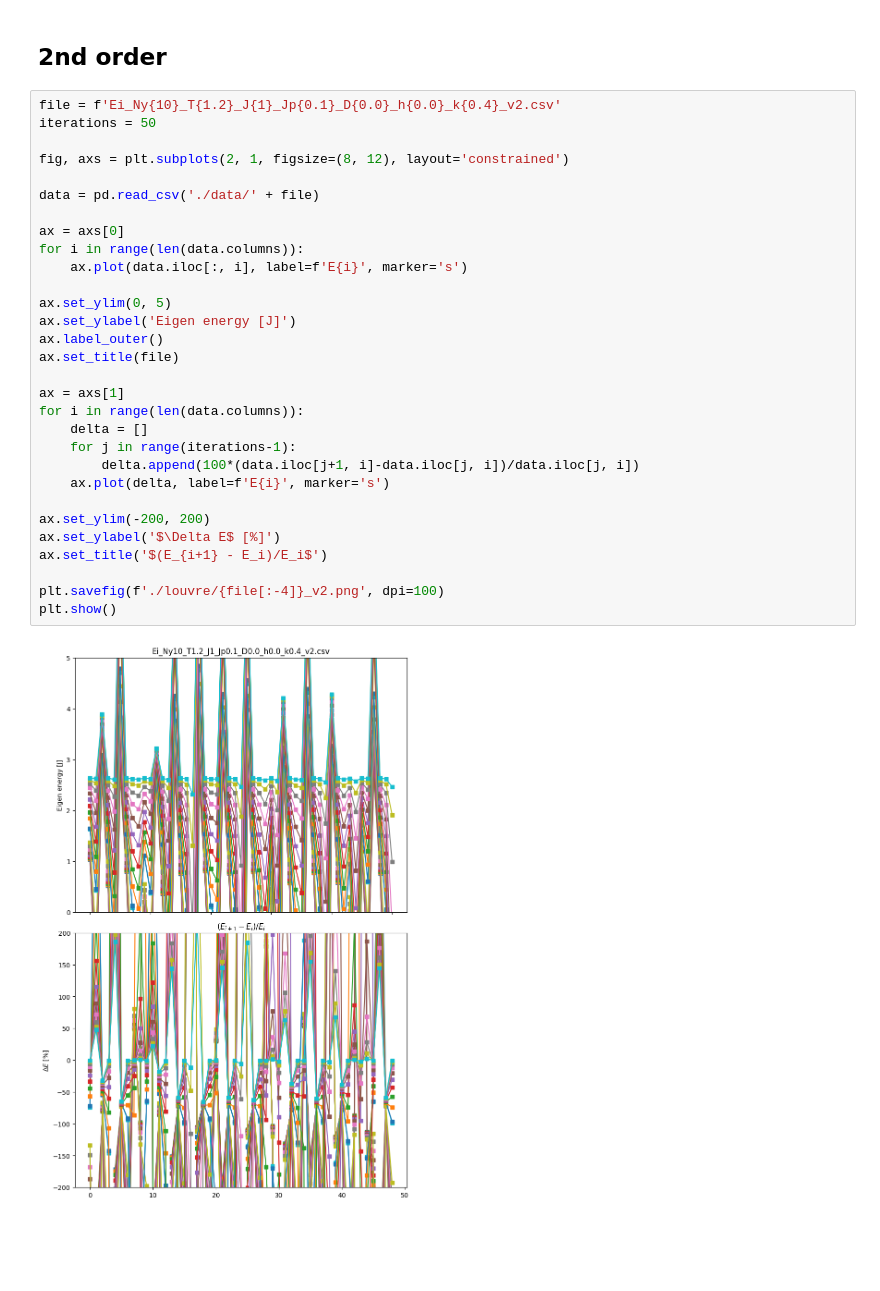
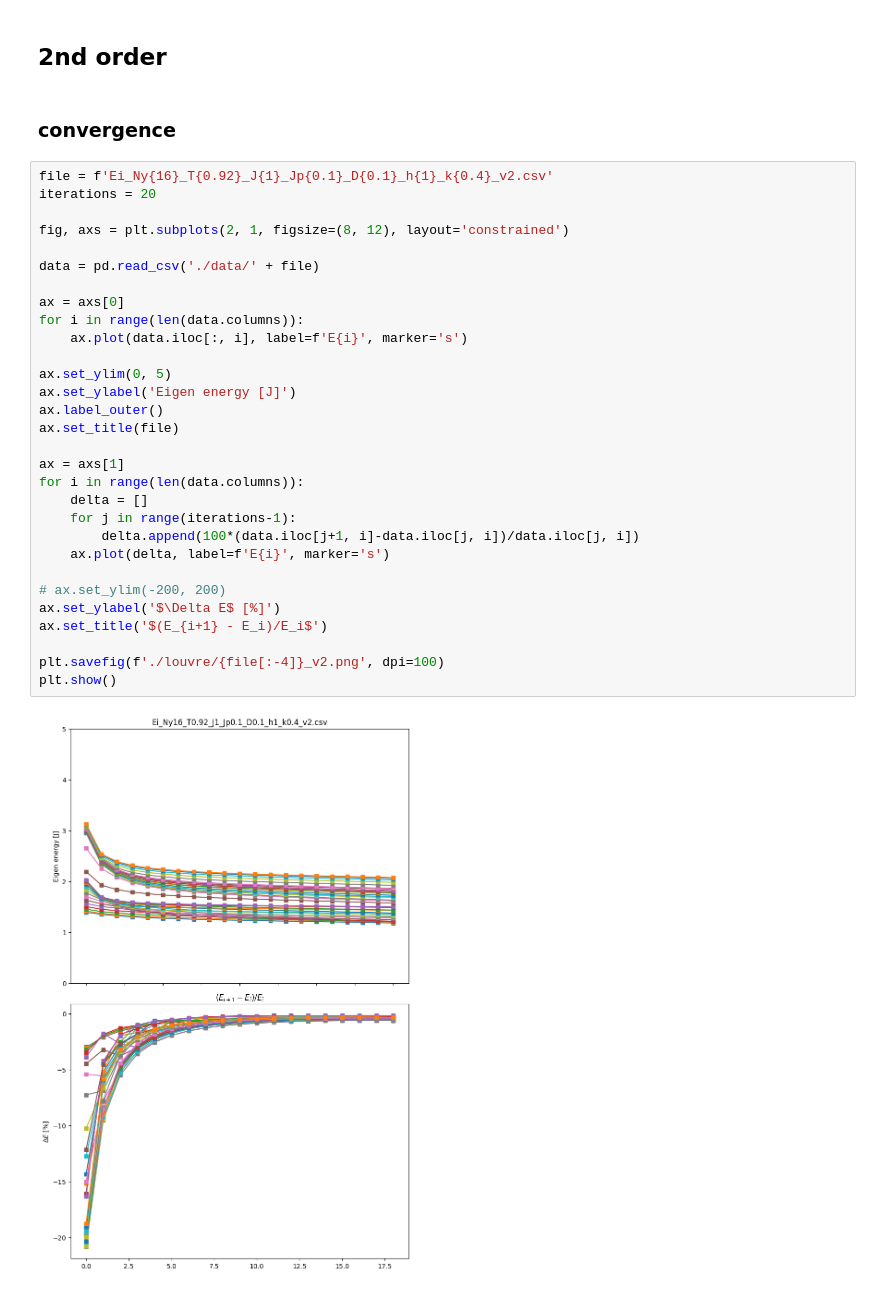
Before and after one commit to AAAAmos/Honeycomb-edge-states, a Jupyter notebook: 2nd_orderv2.ipynb, the cells around one changed output. Saved outputs shown, nothing was run; the diff lists cells and outputs as text; blank space fills up the shorter version.

```diff
--- a/2nd_orderv2.ipynb
+++ b/2nd_orderv2.ipynb
@@ -188,38 +198,40 @@ def hamiltonian_mft(iteration, T, jn, J, d, h, kx, txtout=None):
     return E
 # %% [markdown]
 ## 2nd order
+# %% [markdown]
+### convergence
 # %%
-file = f'Ei_Ny{10}_T{1.2}_J{1}_Jp{0.1}_D{0.0}_h{0.0}_k{0.4}_v2.csv'
-iterations = 50
+file = f'Ei_Ny{16}_T{0.92}_J{1}_Jp{0.1}_D{0.1}_h{1}_k{0.4}_v2.csv'
+iterations = 20
 
 fig, axs = plt.subplots(2, 1, figsize=(8, 12), layout='constrained')
 
 data = pd.read_csv('./data/' + file)
 
 ax = axs[0]
 for i in range(len(data.columns)):
     ax.plot(data.iloc[:, i], label=f'E{i}', marker='s')
 
 ax.set_ylim(0, 5)
 ax.set_ylabel('Eigen energy [J]')
 ax.label_outer()
 ax.set_title(file)
 
 ax = axs[1]
 for i in range(len(data.columns)):
     delta = []
     for j in range(iterations-1):
         delta.append(100*(data.iloc[j+1, i]-data.iloc[j, i])/data.iloc[j, i])
     ax.plot(delta, label=f'E{i}', marker='s')
 
-ax.set_ylim(-200, 200)
+# ax.set_ylim(-200, 200)
 ax.set_ylabel('$\Delta E$ [%]')
 ax.set_title('$(E_{i+1} - E_i)/E_i$')
 
 plt.savefig(f'./louvre/{file[:-4]}_v2.png', dpi=100)
 plt.show()
 # %% [output]
-[figure, old version]
+[figure, new version]
 # %%
 j = 1
 J = 0.1
```
Also changed, not shown: parts of 5 cells of this notebook, 3 other files.
